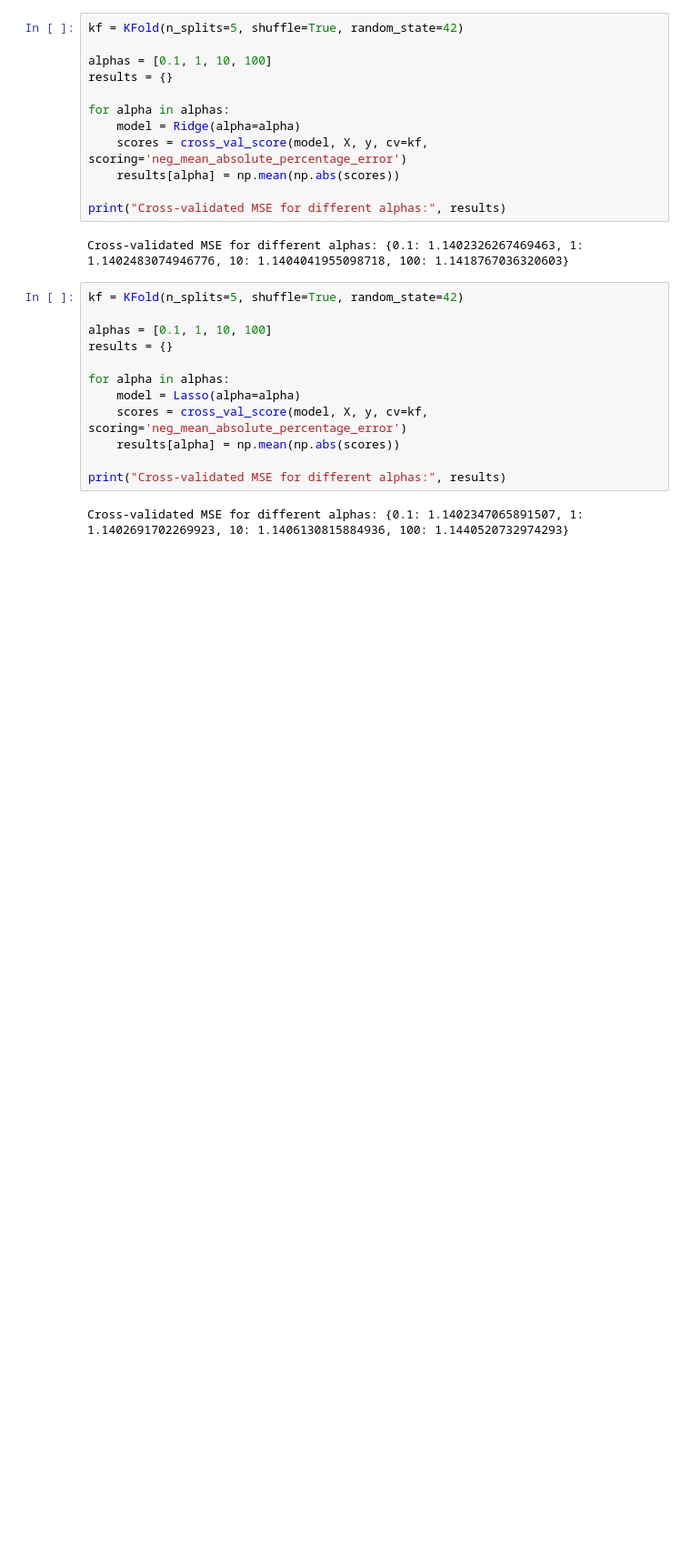
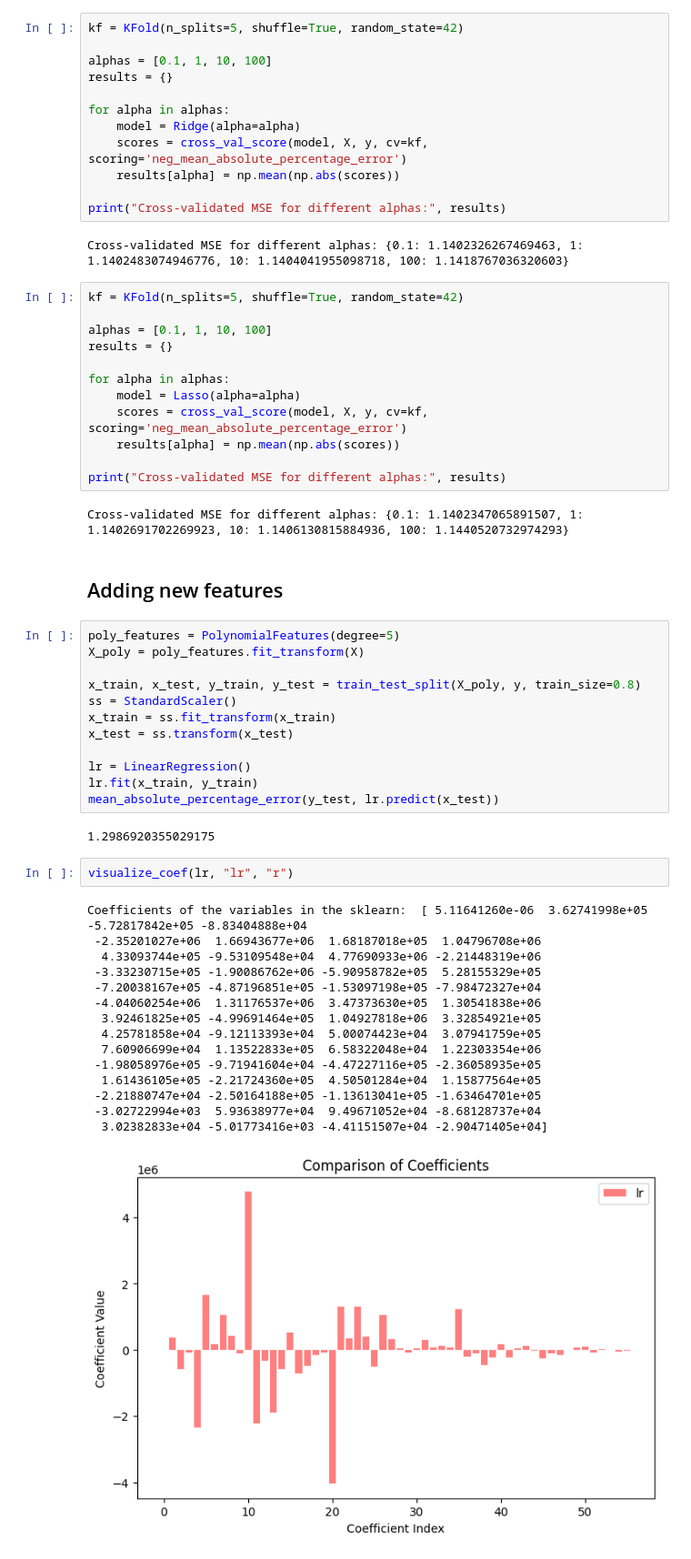
Before and after one commit to farzamasadian/ml-practice, a Jupyter notebook: insurance.ipynb, the cells around one changed output. Shown at 91% size. Cells and saved outputs as stored; diff of their text form; blank space fills up the shorter version.

```diff
--- a/insurance.ipynb
+++ b/insurance.ipynb
@@ -331,3 +331,37 @@ for alpha in alphas:
 print("Cross-validated MSE for different alphas:", results)
 # %% [output]
 Cross-validated MSE for different alphas: {0.1: 1.1402347065891507, 1: 1.1402691702269923, 10: 1.1406130815884936, 100: 1.1440520732974293}
+# %% [markdown]
+## Adding new features
+# %%
+poly_features = PolynomialFeatures(degree=5)
+X_poly = poly_features.fit_transform(X)
+
+x_train, x_test, y_train, y_test = train_test_split(X_poly, y, train_size=0.8)
+ss = StandardScaler()
+x_train = ss.fit_transform(x_train)
+x_test = ss.transform(x_test)
+
+lr = LinearRegression()
+lr.fit(x_train, y_train)
+mean_absolute_percentage_error(y_test, lr.predict(x_test))
+# %% [output]
+1.2986920355029175
+# %%
+visualize_coef(lr, "lr", "r")
+# %% [output]
+Coefficients of the variables in the sklearn:  [ 5.11641260e-06  3.62741998e+05 -5.72817842e+05 -8.83404888e+04
+ -2.35201027e+06  1.66943677e+06  1.68187018e+05  1.04796708e+06
+  4.33093744e+05 -9.53109548e+04  4.77690933e+06 -2.21448319e+06
+ -3.33230715e+05 -1.90086762e+06 -5.90958782e+05  5.28155329e+05
+ -7.20038167e+05 -4.87196851e+05 -1.53097198e+05 -7.98472327e+04
+ -4.04060254e+06  1.31176537e+06  3.47373630e+05  1.30541838e+06
+  3.92461825e+05 -4.99691464e+05  1.04927818e+06  3.32854921e+05
+  4.25781858e+04 -9.12113393e+04  5.00074423e+04  3.07941759e+05
+  7.60906699e+04  1.13522833e+05  6.58322048e+04  1.22303354e+06
+ -1.98058976e+05 -9.71941604e+04 -4.47227116e+05 -2.36058935e+05
+  1.61436105e+05 -2.21724360e+05  4.50501284e+04  1.15877564e+05
+ -2.21880747e+04 -2.50164188e+05 -1.13613041e+05 -1.63464701e+05
+ -3.02722994e+03  5.93638977e+04  9.49671052e+04 -8.68128737e+04
+  3.02382833e+04 -5.01773416e+03 -4.41151507e+04 -2.90471405e+04]
+[figure, added]
```
Also changed, not shown: parts of 8 cells of this notebook.
